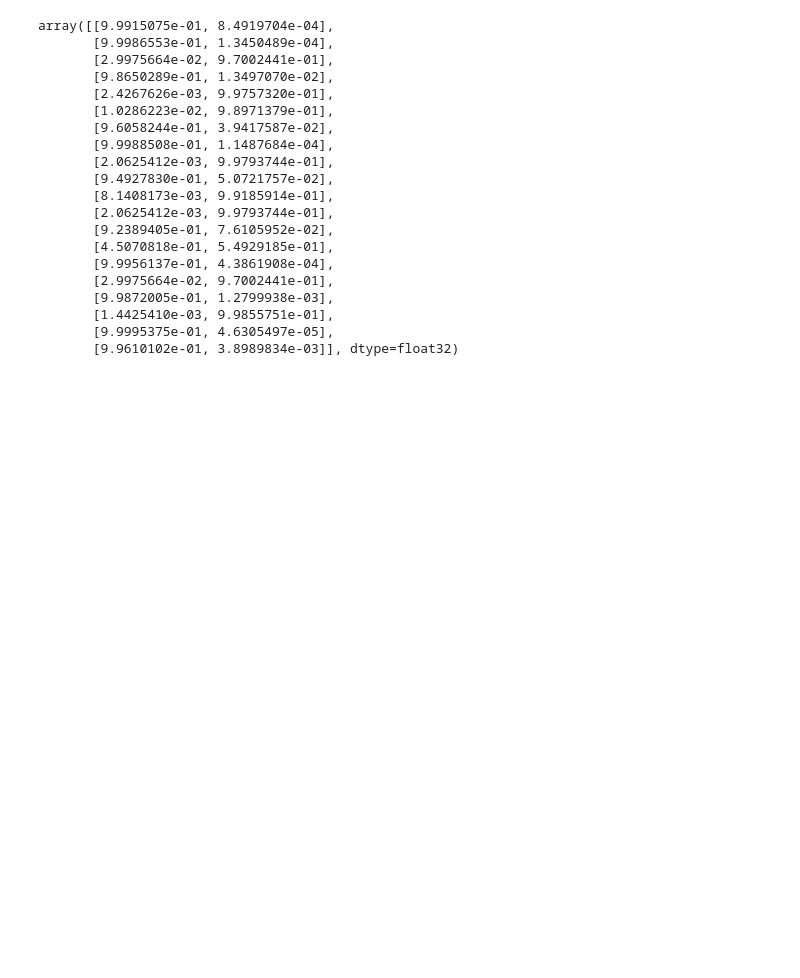
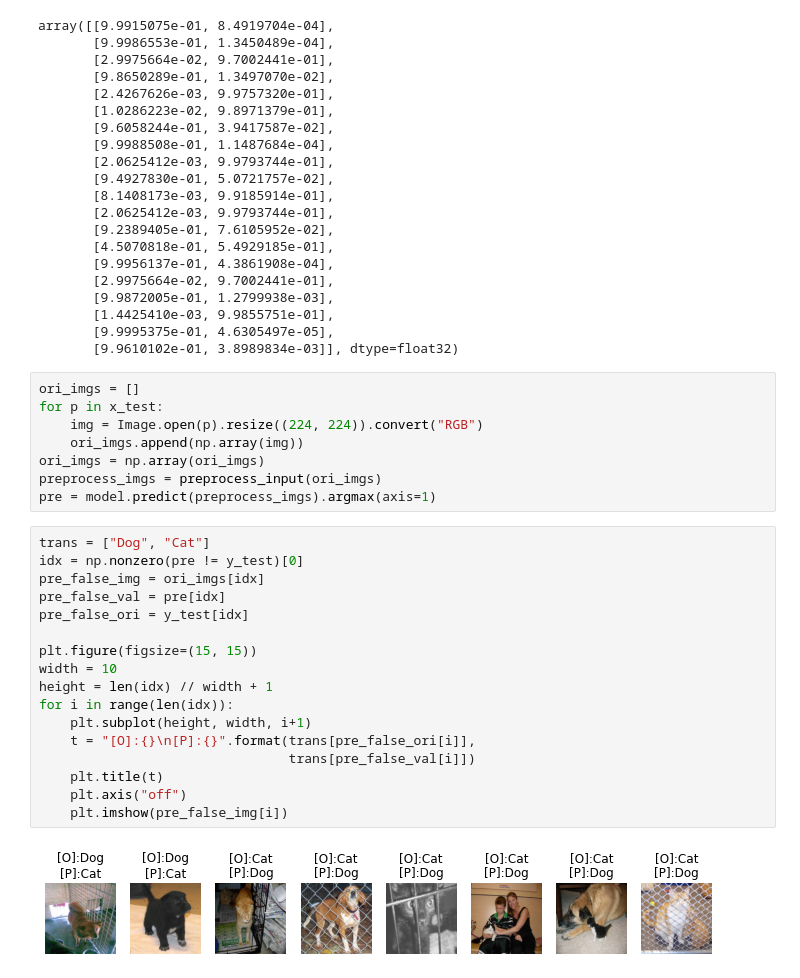
Before and after one commit to Elwing-Chou/tibaml0922, a Jupyter notebook: transfer.ipynb, the cells around one changed output. Drawn from its saved outputs; the diff is of its cells as text; blank space fills up the shorter version.

```diff
--- a/transfer.ipynb
+++ b/transfer.ipynb
@@ -192,3 +192,30 @@ array([[9.9915075e-01, 8.4919704e-04],
        [1.4425410e-03, 9.9855751e-01],
        [9.9995375e-01, 4.6305497e-05],
        [9.9610102e-01, 3.8989834e-03]], dtype=float32)
+# %%
+ori_imgs = []
+for p in x_test:
+    img = Image.open(p).resize((224, 224)).convert("RGB")
+    ori_imgs.append(np.array(img))
+ori_imgs = np.array(ori_imgs)
+preprocess_imgs = preprocess_input(ori_imgs)
+pre = model.predict(preprocess_imgs).argmax(axis=1)
+# %%
+trans = ["Dog", "Cat"]
+idx = np.nonzero(pre != y_test)[0]
+pre_false_img = ori_imgs[idx]
+pre_false_val = pre[idx]
+pre_false_ori = y_test[idx]
+
+plt.figure(figsize=(15, 15))
+width = 10
+height = len(idx) // width + 1
+for i in range(len(idx)):
+    plt.subplot(height, width, i+1)
+    t = "[O]:{}\n[P]:{}".format(trans[pre_false_ori[i]],
+                                trans[pre_false_val[i]])
+    plt.title(t)
+    plt.axis("off")
+    plt.imshow(pre_false_img[i])
+# %% [output]
+[figure, added]
```
Also changed, not shown: parts of 1 cell of this notebook.
